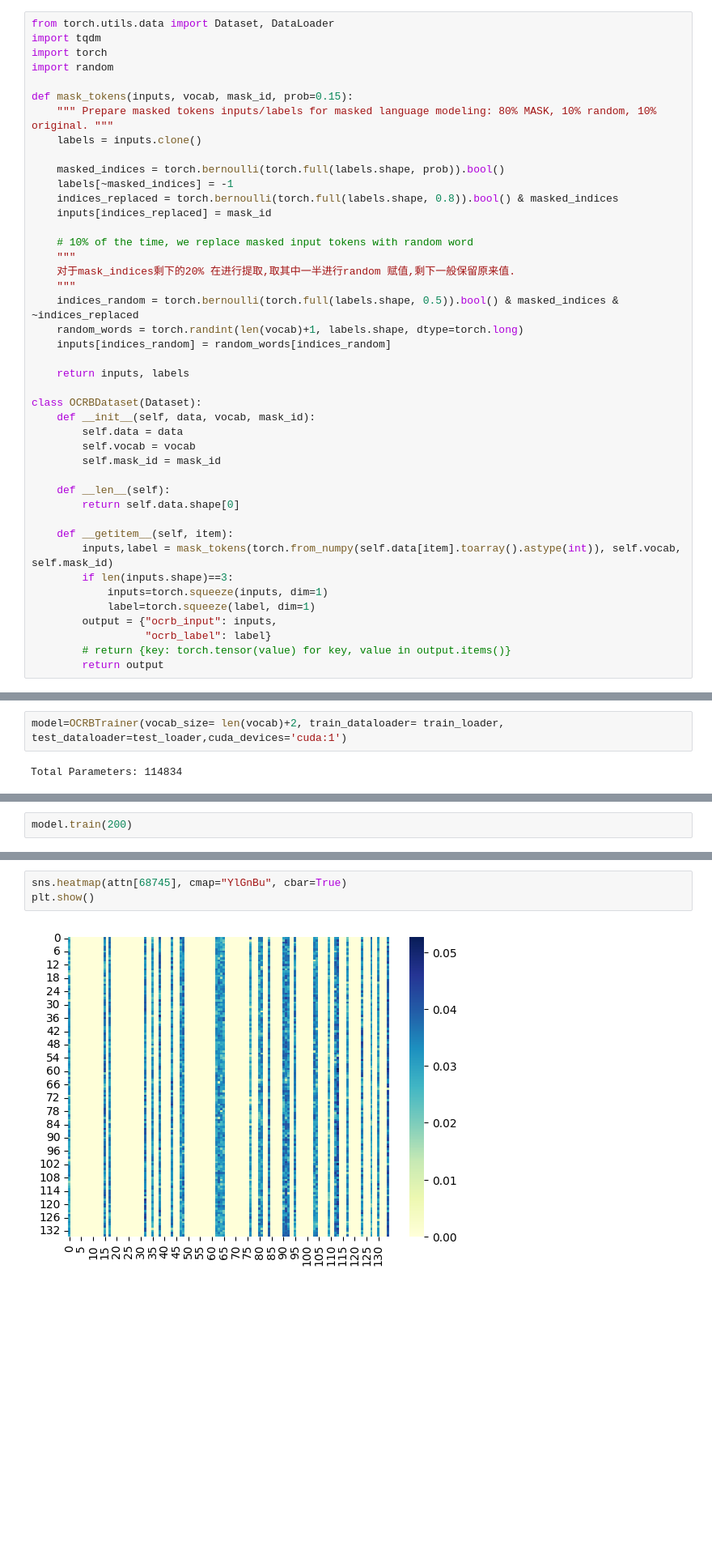
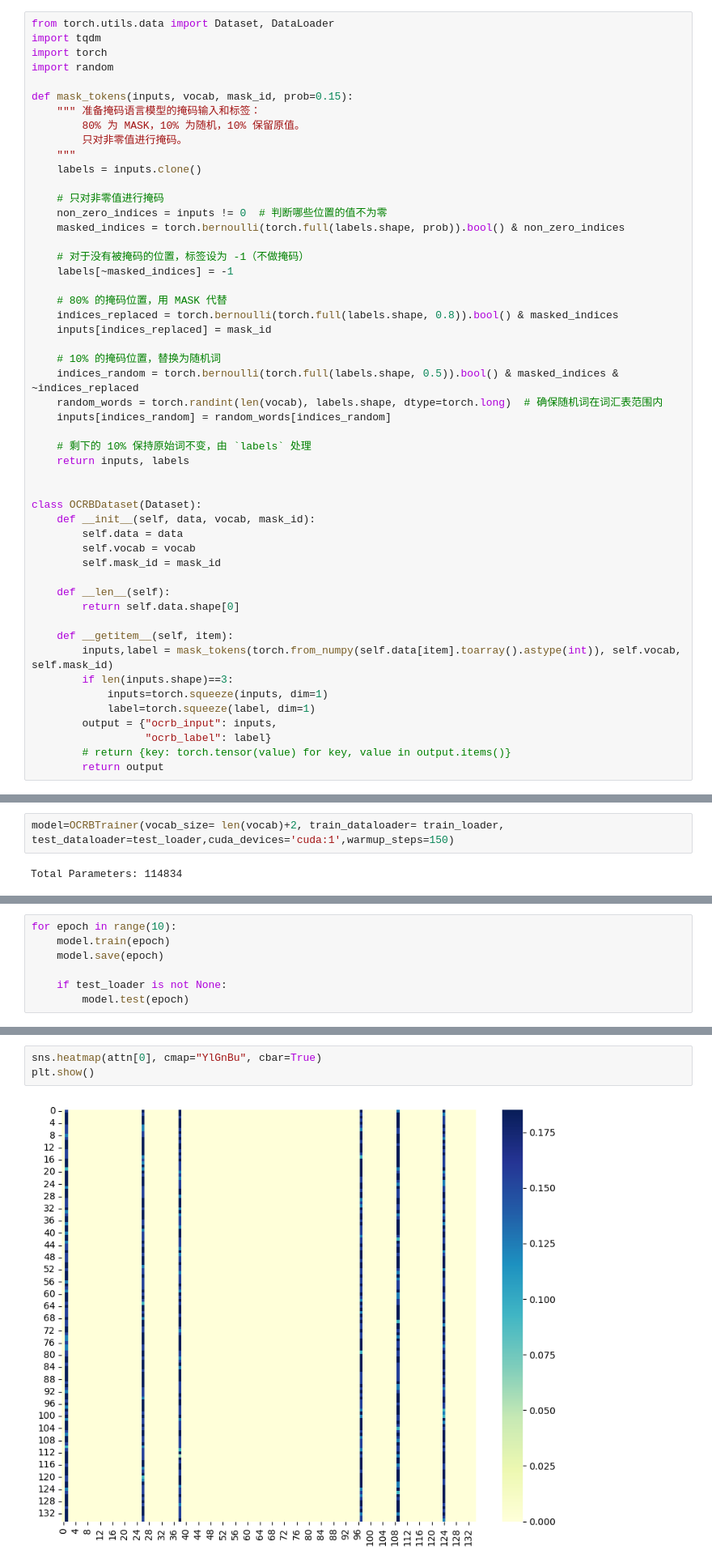
Before and after one commit to heng-qiu/OCRBert, a Jupyter notebook: model_test.ipynb, the cells around one changed output, grey strips where cells are left out. Shown at 81% size. Cells and saved outputs as stored; diff of their text form; blank space fills up the shorter version.

```diff
--- a/model_test.ipynb
+++ b/model_test.ipynb
@@ -93,23 +115,31 @@ import torch
 import random
 
 def mask_tokens(inputs, vocab, mask_id, prob=0.15):
-    """ Prepare masked tokens inputs/labels for masked language modeling: 80% MASK, 10% random, 10% original. """
+    """ 准备掩码语言模型的掩码输入和标签：
+        80% 为 MASK，10% 为随机，10% 保留原值。
+        只对非零值进行掩码。
+    """
     labels = inputs.clone()
 
-    masked_indices = torch.bernoulli(torch.full(labels.shape, prob)).bool()
+    # 只对非零值进行掩码
+    non_zero_indices = inputs != 0  # 判断哪些位置的值不为零
+    masked_indices = torch.bernoulli(torch.full(labels.shape, prob)).bool() & non_zero_indices
+
+    # 对于没有被掩码的位置，标签设为 -1（不做掩码）
     labels[~masked_indices] = -1
+
+    # 80% 的掩码位置，用 MASK 代替
     indices_replaced = torch.bernoulli(torch.full(labels.shape, 0.8)).bool() & masked_indices
     inputs[indices_replaced] = mask_id
 
-    # 10% of the time, we replace masked input tokens with random word
-    """
-    对于mask_indices剩下的20% 在进行提取,取其中一半进行random 赋值,剩下一般保留原来值.
-    """
+    # 10% 的掩码位置，替换为随机词
     indices_random = torch.bernoulli(torch.full(labels.shape, 0.5)).bool() & masked_indices & ~indices_replaced
-    random_words = torch.randint(len(vocab)+1, labels.shape, dtype=torch.long)
+    random_words = torch.randint(len(vocab), labels.shape, dtype=torch.long)  # 确保随机词在词汇表范围内
     inputs[indices_random] = random_words[indices_random]
 
+    # 剩下的 10% 保持原始词不变，由 `labels` 处理
     return inputs, labels
+
 
 class OCRBDataset(Dataset):
     def __init__(self, data, vocab, mask_id):
@@ -150,6 +180,6 @@ test_loader = DataLoader(OCRBDataset(test_dataset, vocab, mask_id),
 # %%
 from OCRBert import OCRBTrainer
 # %%
-model=OCRBTrainer(vocab_size= len(vocab)+2, train_dataloader= train_loader, test_dataloader=test_loader,cuda_devices='cuda:1')
+model=OCRBTrainer(vocab_size= len(vocab)+2, train_dataloader= train_loader, test_dataloader=test_loader,cuda_devices='cuda:1',warmup_steps=150)
 # %% [output]
 Total Parameters: 114834
@@ -160,2 +185,0 @@ device(type='cuda', index=1)
-# %%
-model.train(200)
@@ -190,0 +186,7 @@ EP:200 Model Saved on: output/OCRB_trained.model.ep200
+# %%
+for epoch in range(10):
+    model.train(epoch)
+    model.save(epoch)
+
+    if test_loader is not None:
+        model.test(epoch)
@@ -311,6 +318,6 @@ plt.show()
 # %%
-sns.heatmap(attn[68745], cmap="YlGnBu", cbar=True)
+sns.heatmap(attn[0], cmap="YlGnBu", cbar=True)
 plt.show()
 # %% [output]
-[figure, old version]
+[figure, new version]
 # %%
```
Also changed, not shown: parts of 29 cells of this notebook, 1 other file.
